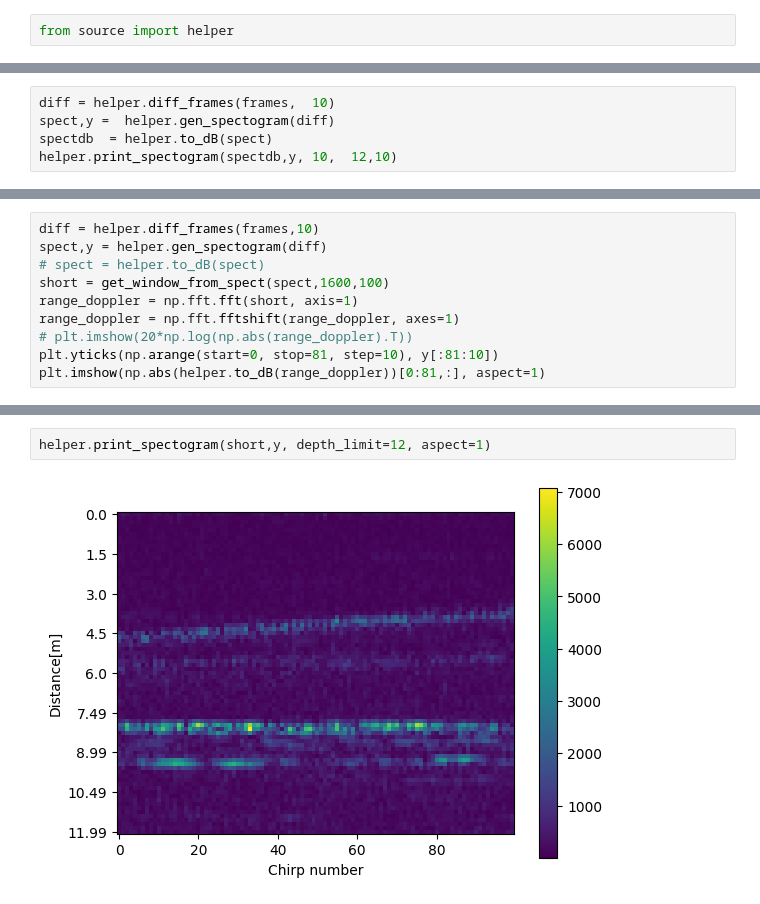
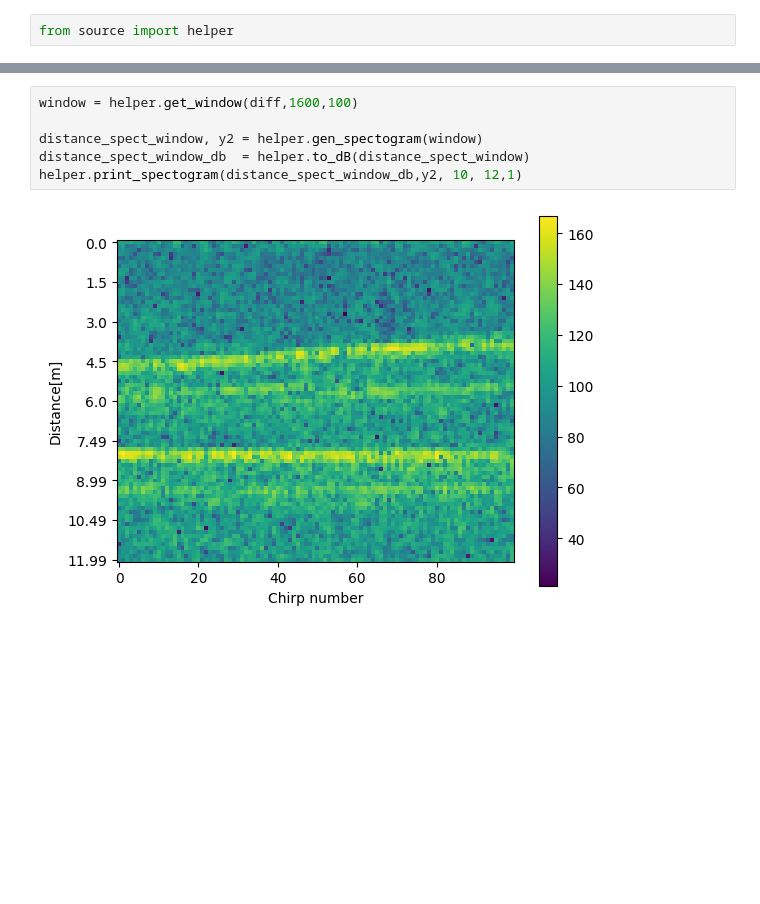
Before and after one commit to Norceis/radar-project, a Jupyter notebook: notebooks/Spectograms_v2.ipynb, the cells around one changed output, grey strips where cells are left out. Cells and saved outputs as stored; diff of their text form; blank space fills up the shorter version.

```diff
--- a/notebooks/Spectograms_v2.ipynb
+++ b/notebooks/Spectograms_v2.ipynb
@@ -26,5 +54,0 @@ helper.print_spectogram(spect,y, 10,  12,10)
-# %%
-diff = helper.diff_frames(frames,  10)
-spect,y =  helper.gen_spectogram(diff)
-spectdb  = helper.to_dB(spect)
-helper.print_spectogram(spectdb,y, 10,  12,10)
@@ -48,10 +54,0 @@ short.shape
-# %%
-diff = helper.diff_frames(frames,10)
-spect,y = helper.gen_spectogram(diff)
-# spect = helper.to_dB(spect)
-short = get_window_from_spect(spect,1600,100)
-range_doppler = np.fft.fft(short, axis=1)
-range_doppler = np.fft.fftshift(range_doppler, axes=1)
-# plt.imshow(20*np.log(np.abs(range_doppler).T))
-plt.yticks(np.arange(start=0, stop=81, step=10), y[:81:10])
-plt.imshow(np.abs(helper.to_dB(range_doppler))[0:81,:], aspect=1)
@@ -61,4 +55,8 @@ plt.imshow(np.abs(helper.to_dB(range_doppler))[0:81,:], aspect=1)
-# %%
-helper.print_spectogram(short,y, depth_limit=12, aspect=1)
-# %% [output]
-[figure, removed]
+# %%
+window = helper.get_window(diff,1600,100)
+
+distance_spect_window, y2 = helper.gen_spectogram(window)
+distance_spect_window_db  = helper.to_dB(distance_spect_window)
+helper.print_spectogram(distance_spect_window_db,y2, 10, 12,1)
+# %% [output]
+[figure, added]
```
Also changed, not shown: parts of 14 cells of this notebook, 2 other files.
